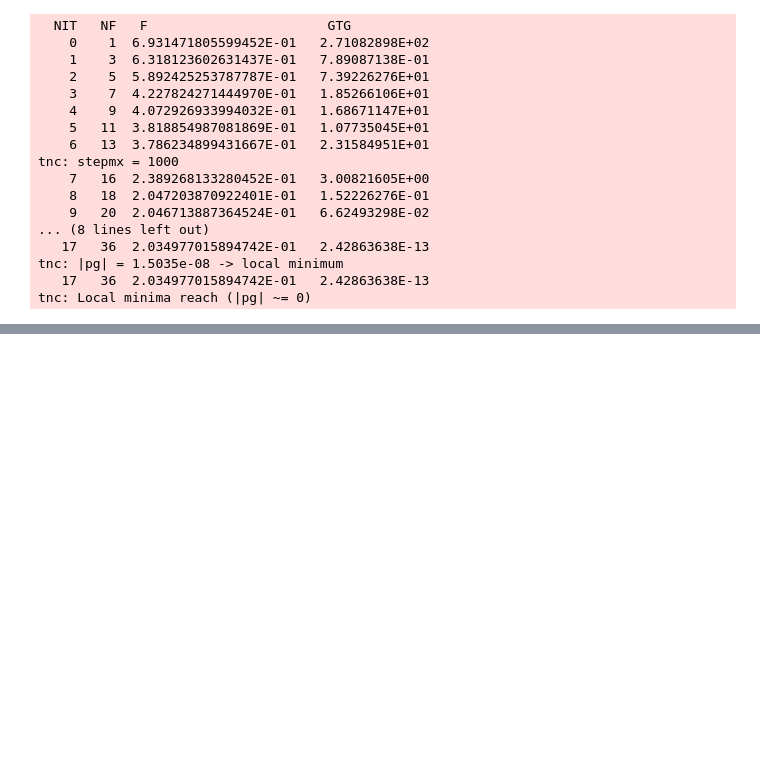
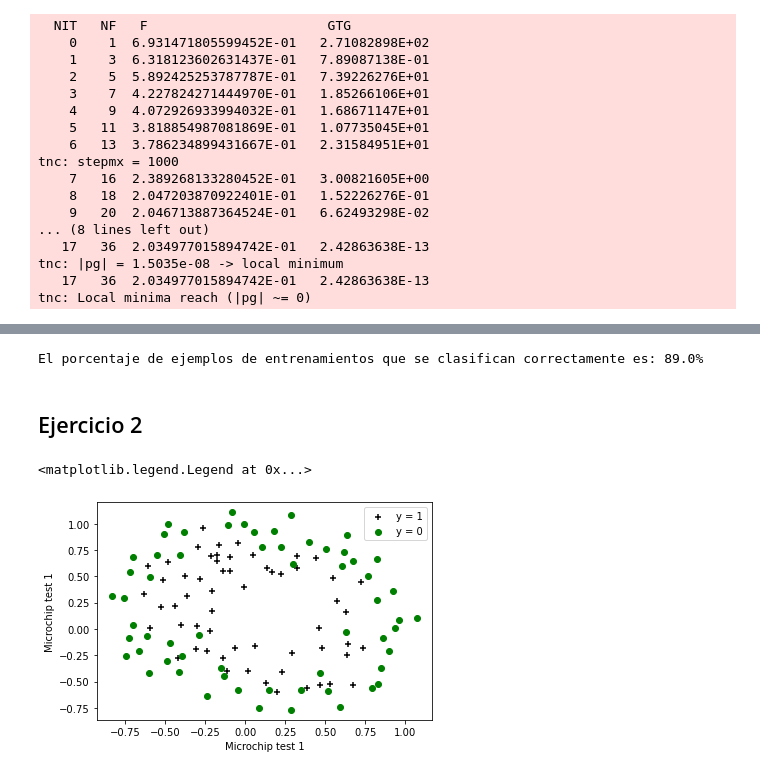
Before and after one commit to anamarsabi/Aprendizaje-Automatico-UCM, a Jupyter notebook: Practica 2/practica2.ipynb, the cells around one changed output, grey strips where cells are left out. Saved outputs shown, nothing was run; the diff lists cells and outputs as text; code cells hidden in the pictures; blank space fills up the shorter version.

Commit message:
Ejercicio 2 p2 avanzado

```diff
--- a/Practica 2/practica2.ipynb
+++ b/Practica 2/practica2.ipynb
@@ -138,0 +137,22 @@ El porcentaje de ejemplos de entrenamientos que se clasifican correctamente es:
+# %%
+porcentaje_aciertos = evaluacion(Theta_opt, X_1, Y)
+print("El porcentaje de ejemplos de entrenamientos que se clasifican correctamente es: {}%".format(porcentaje_aciertos))
+# %% [output]
+El porcentaje de ejemplos de entrenamientos que se clasifican correctamente es: 89.0%
+# %% [markdown]
+## Ejercicio 2
+# %%
+datos = carga_csv('ex2data2.csv')
+X, Y, m, n = dataProcessing(datos)
+
+pos_plus = np.where(Y==1)
+pos_min = np.where(Y==0)
+
+plt.scatter(X[pos_plus, 0], X[pos_plus, 1], marker ='+', c='k', label ='y = 1')
+plt.scatter(X[pos_min, 0], X[pos_min, 1], c='green', label = 'y = 0')
+plt.xlabel('Microchip test 1')
+plt.ylabel('Microchip test 1')
+plt.legend(loc = 'best', bbox_to_anchor=(1,1))
+# %% [output]
+<matplotlib.legend.Legend at 0x...>
+[figure, added]
```
Also changed, not shown: parts of 16 cells of this notebook.
